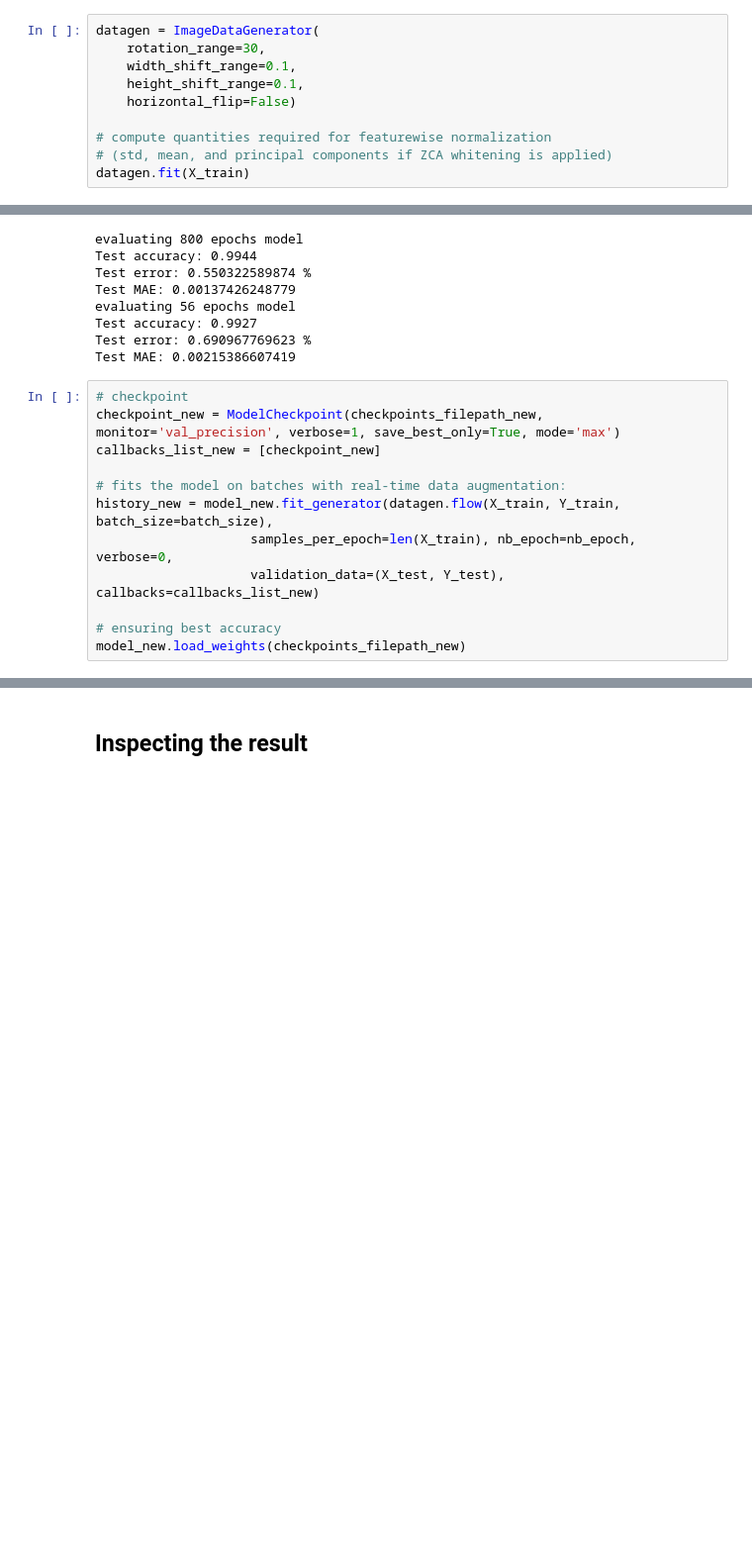
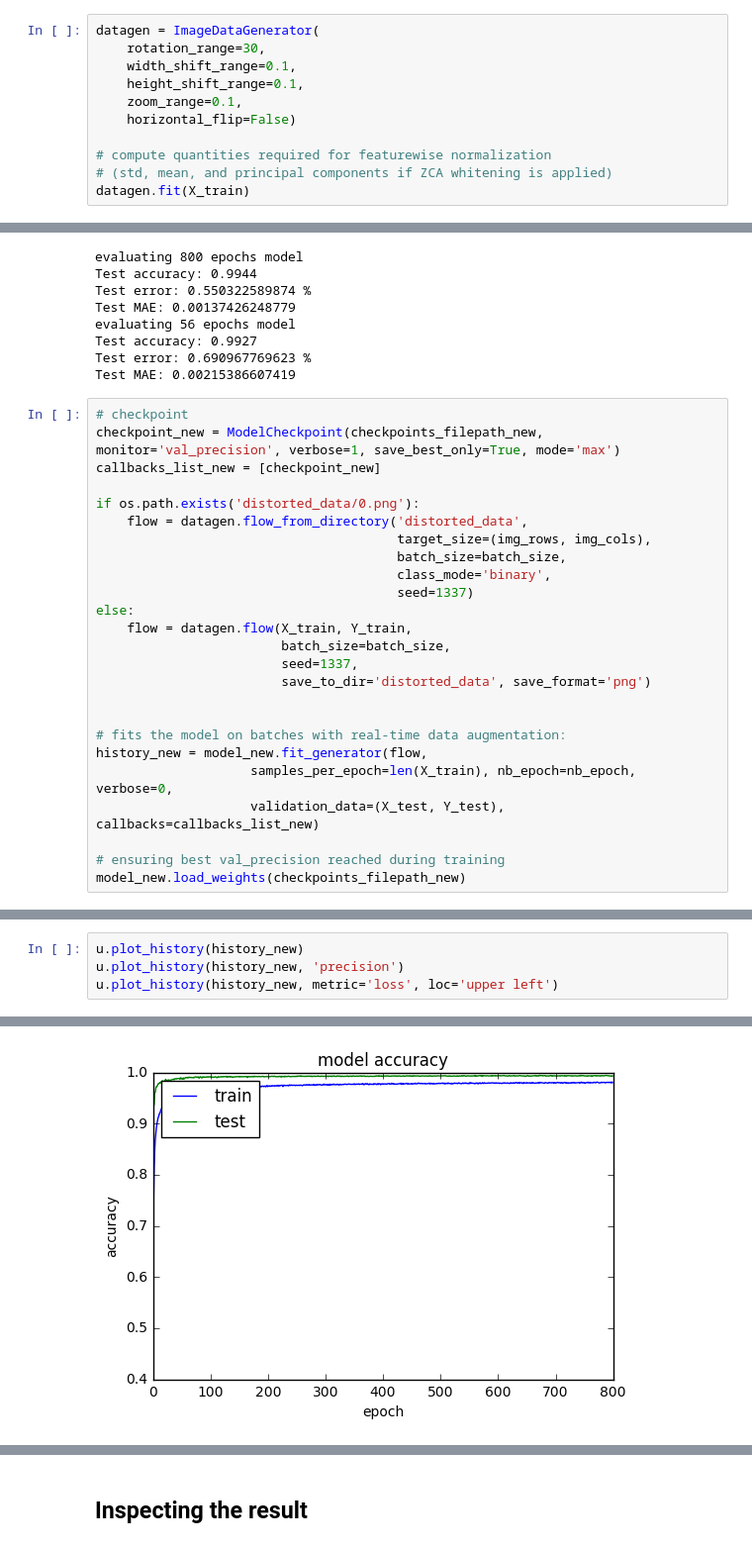
Before and after one commit to Kidel/In-Codice-Ratio-OCR-with-CNN, a Jupyter notebook: Notebooks/03_Mnist-FinalExperiments.ipynb, the cells around one changed output, grey strips where cells are left out. Shown at 99% size. Cells and saved outputs as stored; diff of their text form; blank space fills up the shorter version.

```diff
--- a/Notebooks/03_Mnist-FinalExperiments.ipynb
+++ b/Notebooks/03_Mnist-FinalExperiments.ipynb
@@ -98,6 +98,7 @@ datagen = ImageDataGenerator(
     rotation_range=30,
     width_shift_range=0.1,
     height_shift_range=0.1,
+    zoom_range=0.1,
     horizontal_flip=False)
 
 # compute quantities required for featurewise normalization
@@ -176,12 +177,25 @@ Test MAE: 0.00215386607419
 checkpoint_new = ModelCheckpoint(checkpoints_filepath_new, monitor='val_precision', verbose=1, save_best_only=True, mode='max')
 callbacks_list_new = [checkpoint_new]
 
+if os.path.exists('distorted_data/0.png'):
+    flow = datagen.flow_from_directory('distorted_data',
+                                       target_size=(img_rows, img_cols),
+                                       batch_size=batch_size,
+                                       class_mode='binary',
+                                       seed=1337)
+else:
+    flow = datagen.flow(X_train, Y_train,
+                        batch_size=batch_size,
+                        seed=1337,
+                        save_to_dir='distorted_data', save_format='png')
+
+
 # fits the model on batches with real-time data augmentation:
-history_new = model_new.fit_generator(datagen.flow(X_train, Y_train, batch_size=batch_size),
+history_new = model_new.fit_generator(flow,
                     samples_per_epoch=len(X_train), nb_epoch=nb_epoch, verbose=0,
                     validation_data=(X_test, Y_test), callbacks=callbacks_list_new)
 
-# ensuring best accuracy
+# ensuring best val_precision reached during training
 model_new.load_weights(checkpoints_filepath_new)
 # %% [output]
 Epoch 00000: val_precision improved from -inf to 0.92299, saving model to checkpoints/03_MNIST_weights.best.hdf5
@@ -213,0 +231,5 @@ u.plot_history(history_new)
+# %%
+u.plot_history(history_new)
+u.plot_history(history_new, 'precision')
+u.plot_history(history_new, metric='loss', loc='upper left')
+# %% [output]
@@ -213,0 +237 @@ u.plot_history(history_new)
+[figure, added]
```
Also changed, not shown: parts of 17 cells of this notebook, 5 other files.
